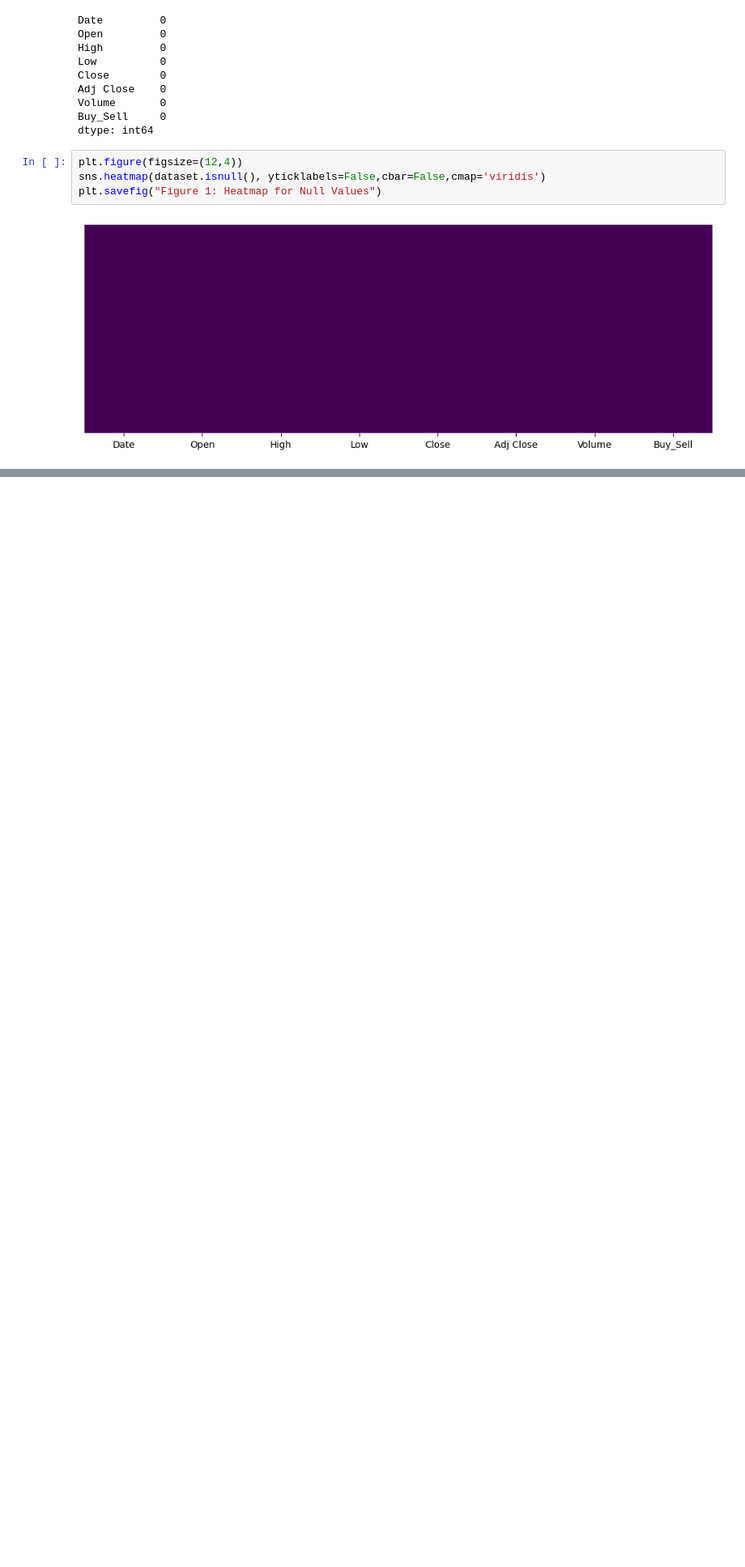
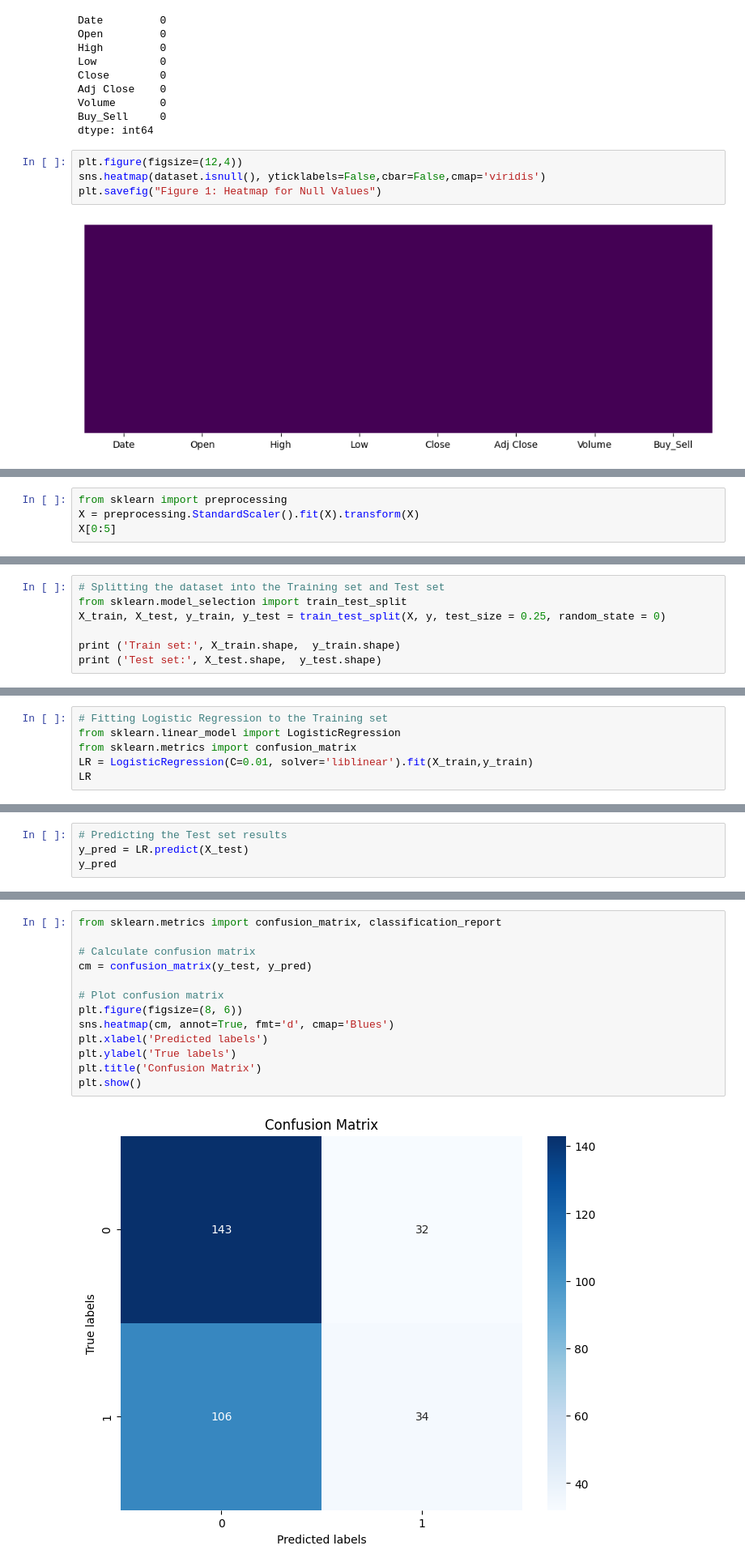
Before and after one commit to Pasindu-Madhuwantha/Machine-Learning-Assignment, a Jupyter notebook: 2. notebooks/IT20609030/Logistic_Regression_Model_for_Stock_Price_Prediction.ipynb, the cells around one changed output, grey strips where cells are left out. Shown: that part at 81% size. Saved outputs shown, nothing was run; the diff lists cells and outputs as text; blank space fills up the shorter version.

```diff
--- a/2. notebooks/IT20609030/Logistic_Regression_Model_for_Stock_Price_Prediction.ipynb
+++ b/2. notebooks/IT20609030/Logistic_Regression_Model_for_Stock_Price_Prediction.ipynb
@@ -82,0 +206,4 @@ plt.savefig("Figure 1: Heatmap for Null Values")
+# %%
+from sklearn import preprocessing
+X = preprocessing.StandardScaler().fit(X).transform(X)
+X[0:5]
@@ -82,0 +218,7 @@ plt.savefig("Figure 1: Heatmap for Null Values")
+# %%
+# Splitting the dataset into the Training set and Test set
+from sklearn.model_selection import train_test_split
+X_train, X_test, y_train, y_test = train_test_split(X, y, test_size = 0.25, random_state = 0)
+
+print ('Train set:', X_train.shape,  y_train.shape)
+print ('Test set:', X_test.shape,  y_test.shape)
@@ -82,0 +230,6 @@ plt.savefig("Figure 1: Heatmap for Null Values")
+# %%
+# Fitting Logistic Regression to the Training set
+from sklearn.linear_model import LogisticRegression
+from sklearn.metrics import confusion_matrix
+LR = LogisticRegression(C=0.01, solver='liblinear').fit(X_train,y_train)
+LR
@@ -82,0 +240,4 @@ plt.savefig("Figure 1: Heatmap for Null Values")
+# %%
+# Predicting the Test set results
+y_pred = LR.predict(X_test)
+y_pred
@@ -82,0 +290,15 @@ plt.savefig("Figure 1: Heatmap for Null Values")
+# %%
+from sklearn.metrics import confusion_matrix, classification_report
+
+# Calculate confusion matrix
+cm = confusion_matrix(y_test, y_pred)
+
+# Plot confusion matrix
+plt.figure(figsize=(8, 6))
+sns.heatmap(cm, annot=True, fmt='d', cmap='Blues')
+plt.xlabel('Predicted labels')
+plt.ylabel('True labels')
+plt.title('Confusion Matrix')
+plt.show()
+# %% [output]
+[figure, added]
```
Also changed, not shown: parts of 34 cells of this notebook.
